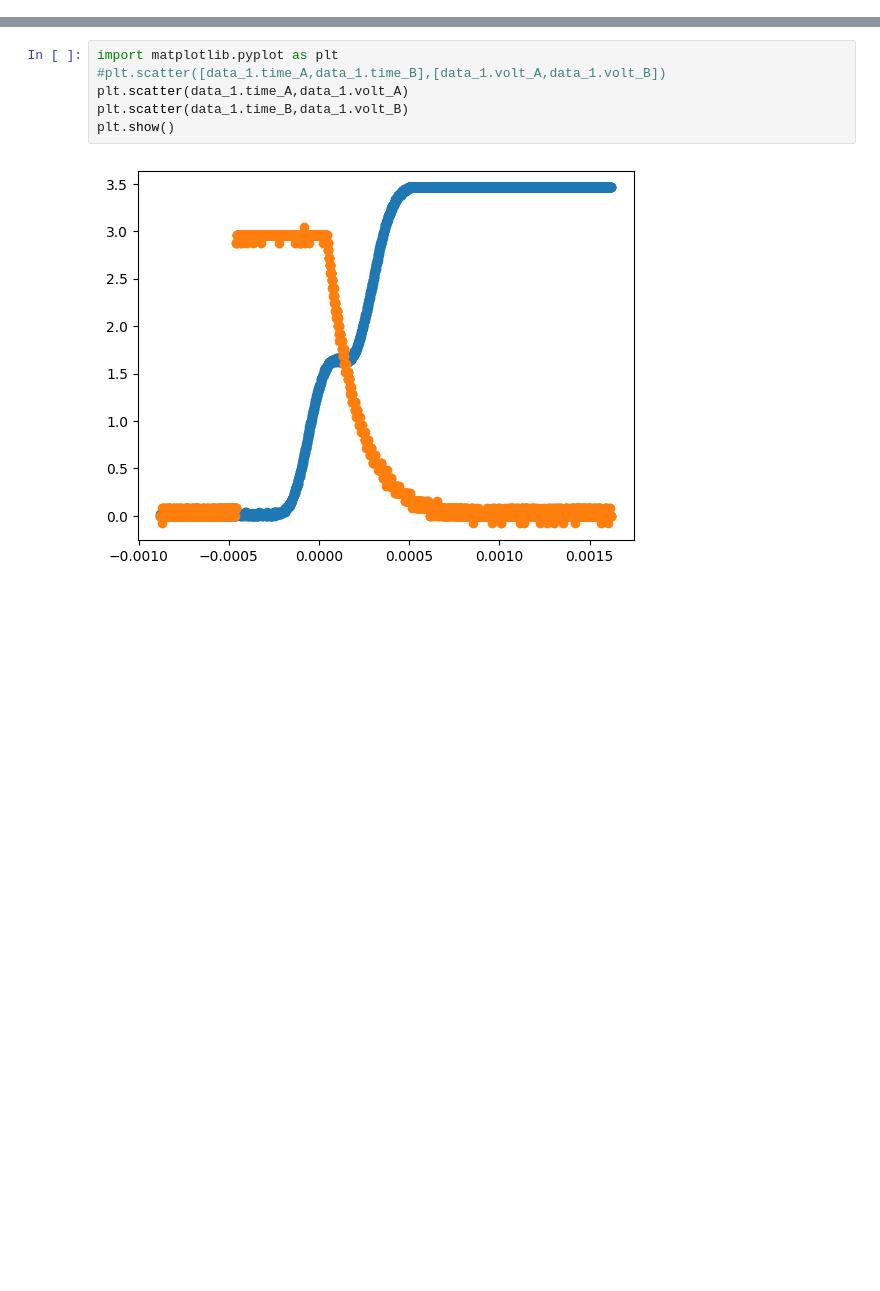
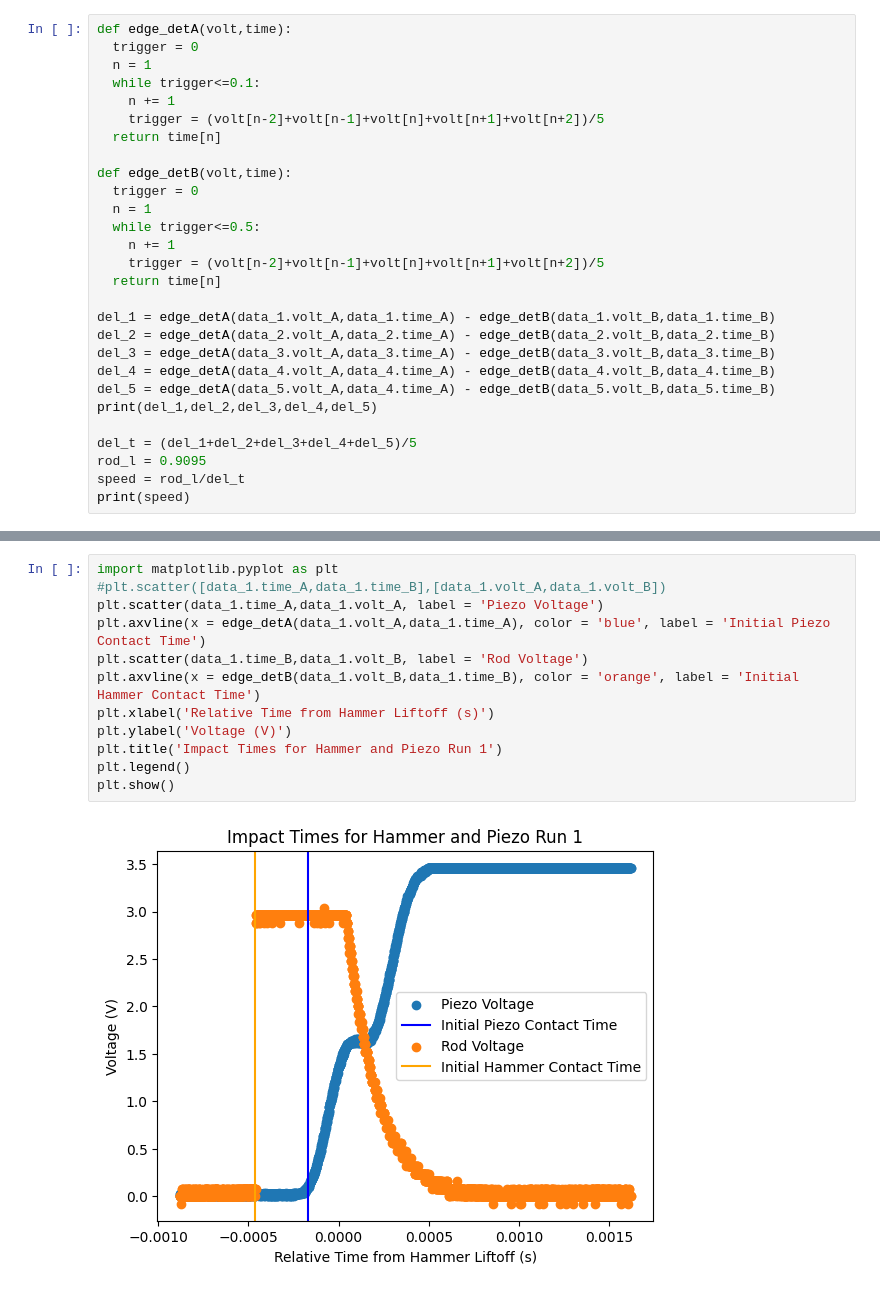
Before and after one commit to acruz20/PHYS471, a Jupyter notebook: Lab 2 - Andy Cruz.ipynb, the cells around one changed output, grey strips where cells are left out. Cells and saved outputs as stored; diff of their text form; blank space fills up the shorter version.

```diff
--- a/Lab 2 - Andy Cruz.ipynb
+++ b/Lab 2 - Andy Cruz.ipynb
@@ -34,0 +19,28 @@ print(data_1)
+# %%
+def edge_detA(volt,time):
+  trigger = 0
+  n = 1
+  while trigger<=0.1:
+    n += 1
+    trigger = (volt[n-2]+volt[n-1]+volt[n]+volt[n+1]+volt[n+2])/5
+  return time[n]
+
+def edge_detB(volt,time):
+  trigger = 0
+  n = 1
+  while trigger<=0.5:
+    n += 1
+    trigger = (volt[n-2]+volt[n-1]+volt[n]+volt[n+1]+volt[n+2])/5
+  return time[n]
+
+del_1 = edge_detA(data_1.volt_A,data_1.time_A) - edge_detB(data_1.volt_B,data_1.time_B)
+del_2 = edge_detA(data_2.volt_A,data_2.time_A) - edge_detB(data_2.volt_B,data_2.time_B)
+del_3 = edge_detA(data_3.volt_A,data_3.time_A) - edge_detB(data_3.volt_B,data_3.time_B)
+del_4 = edge_detA(data_4.volt_A,data_4.time_A) - edge_detB(data_4.volt_B,data_4.time_B)
+del_5 = edge_detA(data_5.volt_A,data_4.time_A) - edge_detB(data_5.volt_B,data_5.time_B)
+print(del_1,del_2,del_3,del_4,del_5)
+
+del_t = (del_1+del_2+del_3+del_4+del_5)/5
+rod_l = 0.9095
+speed = rod_l/del_t
+print(speed)
@@ -35,8 +52,14 @@ print(data_1)
 # %%
 import matplotlib.pyplot as plt
 #plt.scatter([data_1.time_A,data_1.time_B],[data_1.volt_A,data_1.volt_B])
-plt.scatter(data_1.time_A,data_1.volt_A)
-plt.scatter(data_1.time_B,data_1.volt_B)
+plt.scatter(data_1.time_A,data_1.volt_A, label = 'Piezo Voltage')
+plt.axvline(x = edge_detA(data_1.volt_A,data_1.time_A), color = 'blue', label = 'Initial Piezo Contact Time')
+plt.scatter(data_1.time_B,data_1.volt_B, label = 'Rod Voltage')
+plt.axvline(x = edge_detB(data_1.volt_B,data_1.time_B), color = 'orange', label = 'Initial Hammer Contact Time')
+plt.xlabel('Relative Time from Hammer Liftoff (s)')
+plt.ylabel('Voltage (V)')
+plt.title('Impact Times for Hammer and Piezo Run 1')
+plt.legend()
 plt.show()
 # %% [output]
-[figure, old version]
+[figure, new version]
```
Also changed, not shown: parts of 10 cells of this notebook.
